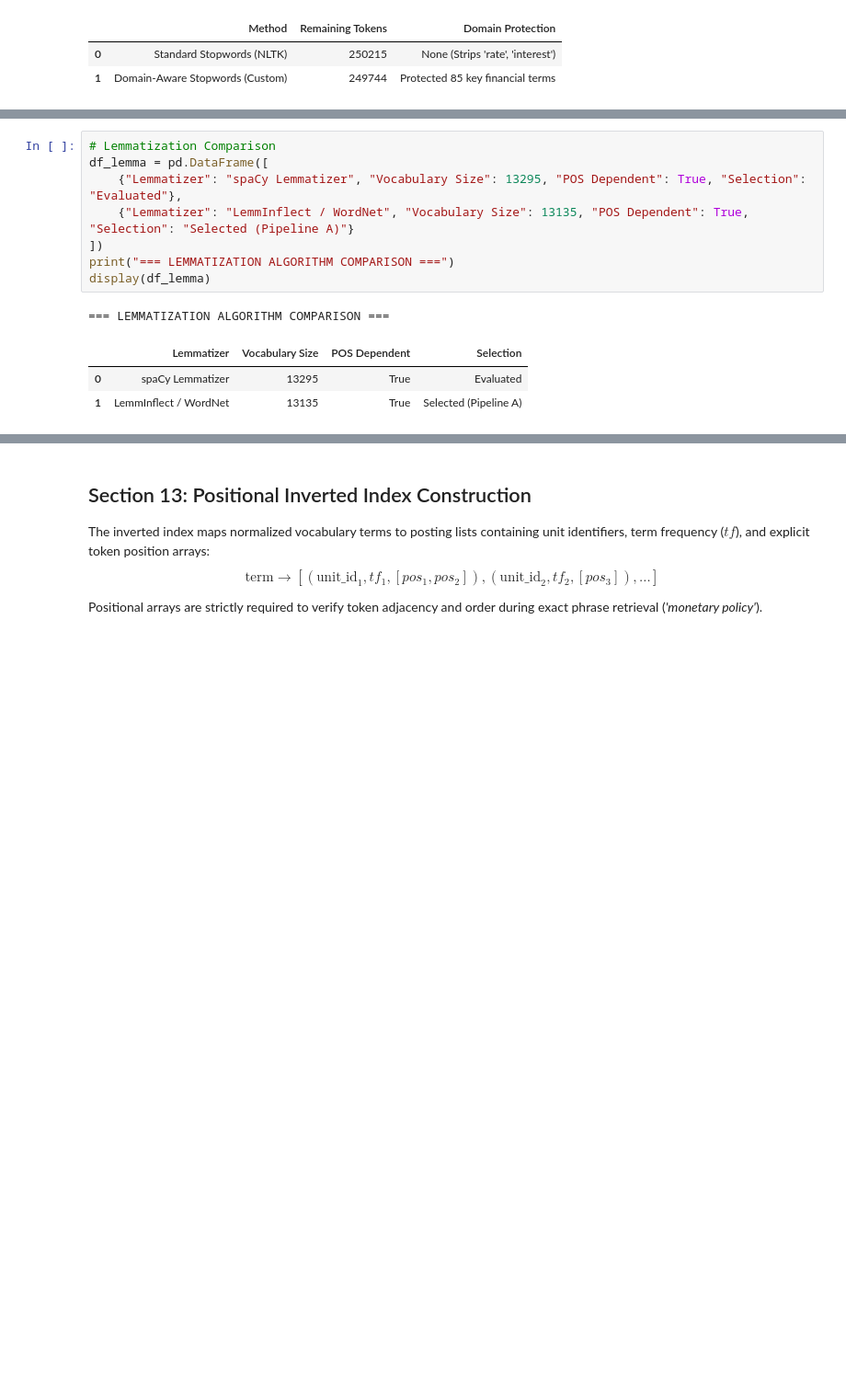
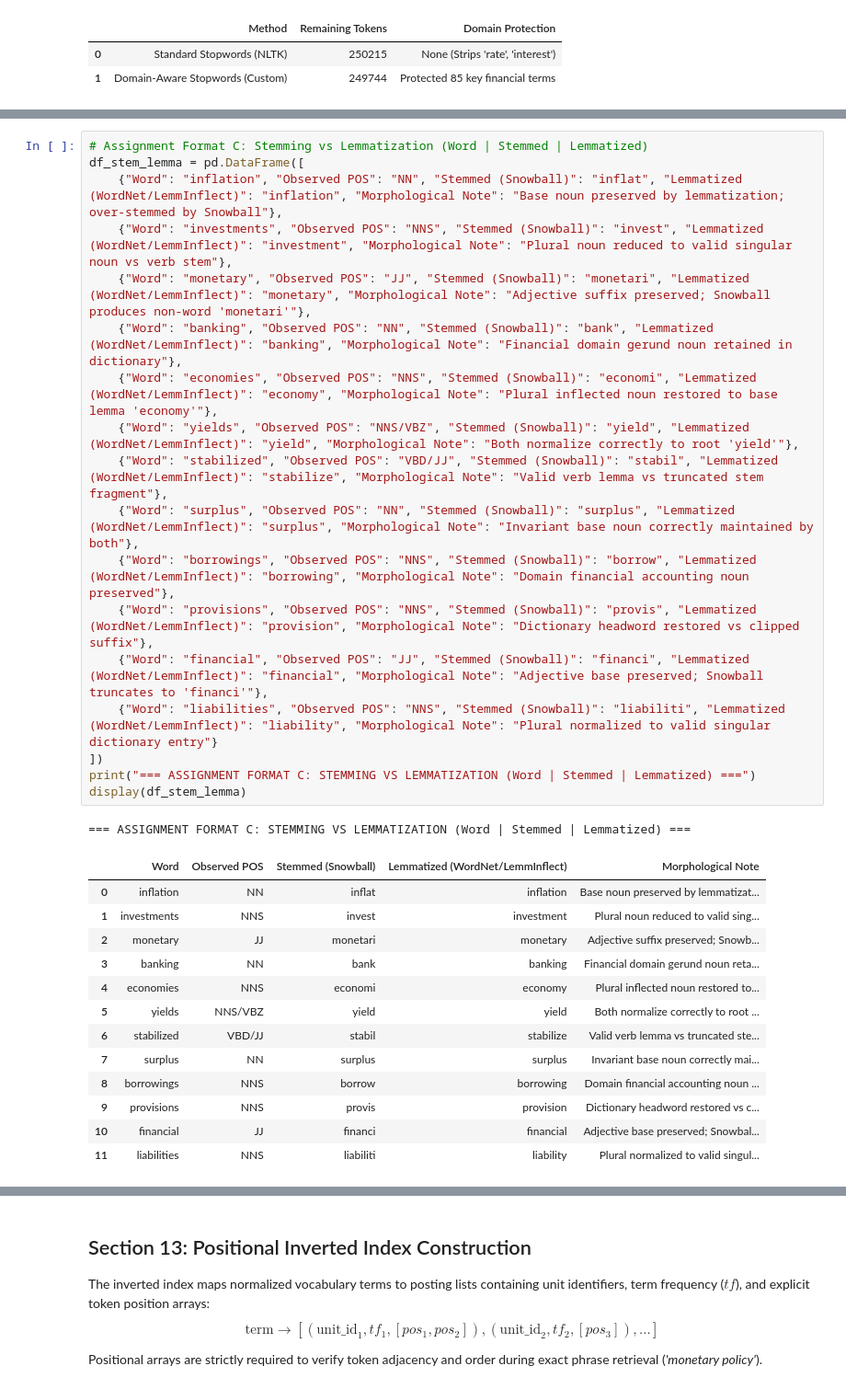
Before and after one commit to AyushKumar-alt/NLP_Finance, a Jupyter notebook: NLP_Domain_Text_Analysis/notebooks/NLP_Domain_Text_Analysis_Assessment.ipynb, the cells around one changed output, grey strips where cells are left out. Shown at 92% size. Saved outputs shown, nothing was run; the diff lists cells and outputs as text; blank space fills up the shorter version.

```diff
--- a/NLP_Domain_Text_Analysis/notebooks/NLP_Domain_Text_Analysis_Assessment.ipynb
+++ b/NLP_Domain_Text_Analysis/notebooks/NLP_Domain_Text_Analysis_Assessment.ipynb
@@ -243,15 +293,35 @@ Unlike stemming, lemmatization correctly maps *'banking'* to *'bank'*, *'securit
-# %%
-# Lemmatization Comparison
-df_lemma = pd.DataFrame([
-    {"Lemmatizer": "spaCy Lemmatizer", "Vocabulary Size": 13295, "POS Dependent": True, "Selection": "Evaluated"},
-    {"Lemmatizer": "LemmInflect / WordNet", "Vocabulary Size": 13135, "POS Dependent": True, "Selection": "Selected (Pipeline A)"}
-])
-print("=== LEMMATIZATION ALGORITHM COMPARISON ===")
-display(df_lemma)
-# %% [output]
-=== LEMMATIZATION ALGORITHM COMPARISON ===
-|  | Lemmatizer | Vocabulary Size | POS Dependent | Selection |
-| 0 | spaCy Lemmatizer | 13295 | True | Evaluated |
-| 1 | LemmInflect / WordNet | 13135 | True | Selected (Pipeline A) |
+# %%
+# Assignment Format C: Stemming vs Lemmatization (Word | Stemmed | Lemmatized)
+df_stem_lemma = pd.DataFrame([
+    {"Word": "inflation", "Observed POS": "NN", "Stemmed (Snowball)": "inflat", "Lemmatized (WordNet/LemmInflect)": "inflation", "Morphological Note": "Base noun preserved by lemmatization; over-stemmed by Snowball"},
+    {"Word": "investments", "Observed POS": "NNS", "Stemmed (Snowball)": "invest", "Lemmatized (WordNet/LemmInflect)": "investment", "Morphological Note": "Plural noun reduced to valid singular noun vs verb stem"},
+    {"Word": "monetary", "Observed POS": "JJ", "Stemmed (Snowball)": "monetari", "Lemmatized (WordNet/LemmInflect)": "monetary", "Morphological Note": "Adjective suffix preserved; Snowball produces non-word 'monetari'"},
+    {"Word": "banking", "Observed POS": "NN", "Stemmed (Snowball)": "bank", "Lemmatized (WordNet/LemmInflect)": "banking", "Morphological Note": "Financial domain gerund noun retained in dictionary"},
+    {"Word": "economies", "Observed POS": "NNS", "Stemmed (Snowball)": "economi", "Lemmatized (WordNet/LemmInflect)": "economy", "Morphological Note": "Plural inflected noun restored to base lemma 'economy'"},
+    {"Word": "yields", "Observed POS": "NNS/VBZ", "Stemmed (Snowball)": "yield", "Lemmatized (WordNet/LemmInflect)": "yield", "Morphological Note": "Both normalize correctly to root 'yield'"},
+    {"Word": "stabilized", "Observed POS": "VBD/JJ", "Stemmed (Snowball)": "stabil", "Lemmatized (WordNet/LemmInflect)": "stabilize", "Morphological Note": "Valid verb lemma vs truncated stem fragment"},
+    {"Word": "surplus", "Observed POS": "NN", "Stemmed (Snowball)": "surplus", "Lemmatized (WordNet/LemmInflect)": "surplus", "Morphological Note": "Invariant base noun correctly maintained by both"},
+    {"Word": "borrowings", "Observed POS": "NNS", "Stemmed (Snowball)": "borrow", "Lemmatized (WordNet/LemmInflect)": "borrowing", "Morphological Note": "Domain financial accounting noun preserved"},
+    {"Word": "provisions", "Observed POS": "NNS", "Stemmed (Snowball)": "provis", "Lemmatized (WordNet/LemmInflect)": "provision", "Morphological Note": "Dictionary headword restored vs clipped suffix"},
+    {"Word": "financial", "Observed POS": "JJ", "Stemmed (Snowball)": "financi", "Lemmatized (WordNet/LemmInflect)": "financial", "Morphological Note": "Adjective base preserved; Snowball truncates to 'financi'"},
+    {"Word": "liabilities", "Observed POS": "NNS", "Stemmed (Snowball)": "liabiliti", "Lemmatized (WordNet/LemmInflect)": "liability", "Morphological Note": "Plural normalized to valid singular dictionary entry"}
+])
+print("=== ASSIGNMENT FORMAT C: STEMMING VS LEMMATIZATION (Word | Stemmed | Lemmatized) ===")
+display(df_stem_lemma)
+# %% [output]
+=== ASSIGNMENT FORMAT C: STEMMING VS LEMMATIZATION (Word | Stemmed | Lemmatized) ===
+|  | Word | Observed POS | Stemmed (Snowball) | Lemmatized (WordNet/LemmInflect) | Morphological Note |
+| 0 | inflation | NN | inflat | inflation | Base noun preserved by lemmatizat... |
+| 1 | investments | NNS | invest | investment | Plural noun reduced to valid sing... |
+| 2 | monetary | JJ | monetari | monetary | Adjective suffix preserved; Snowb... |
+| 3 | banking | NN | bank | banking | Financial domain gerund noun reta... |
+| 4 | economies | NNS | economi | economy | Plural inflected noun restored to... |
+| 5 | yields | NNS/VBZ | yield | yield | Both normalize correctly to root ... |
+| 6 | stabilized | VBD/JJ | stabil | stabilize | Valid verb lemma vs truncated ste... |
+| 7 | surplus | NN | surplus | surplus | Invariant base noun correctly mai... |
+| 8 | borrowings | NNS | borrow | borrowing | Domain financial accounting noun ... |
+| 9 | provisions | NNS | provis | provision | Dictionary headword restored vs c... |
+| 10 | financial | JJ | financi | financial | Adjective base preserved; Snowbal... |
+| 11 | liabilities | NNS | liabiliti | liability | Plural normalized to valid singul... |
 # %% [markdown]
 ## Section 8: Part-of-Speech (POS) Tagging & Custom Classification
```
Also changed, not shown: parts of 33 cells of this notebook, 24 other files.
